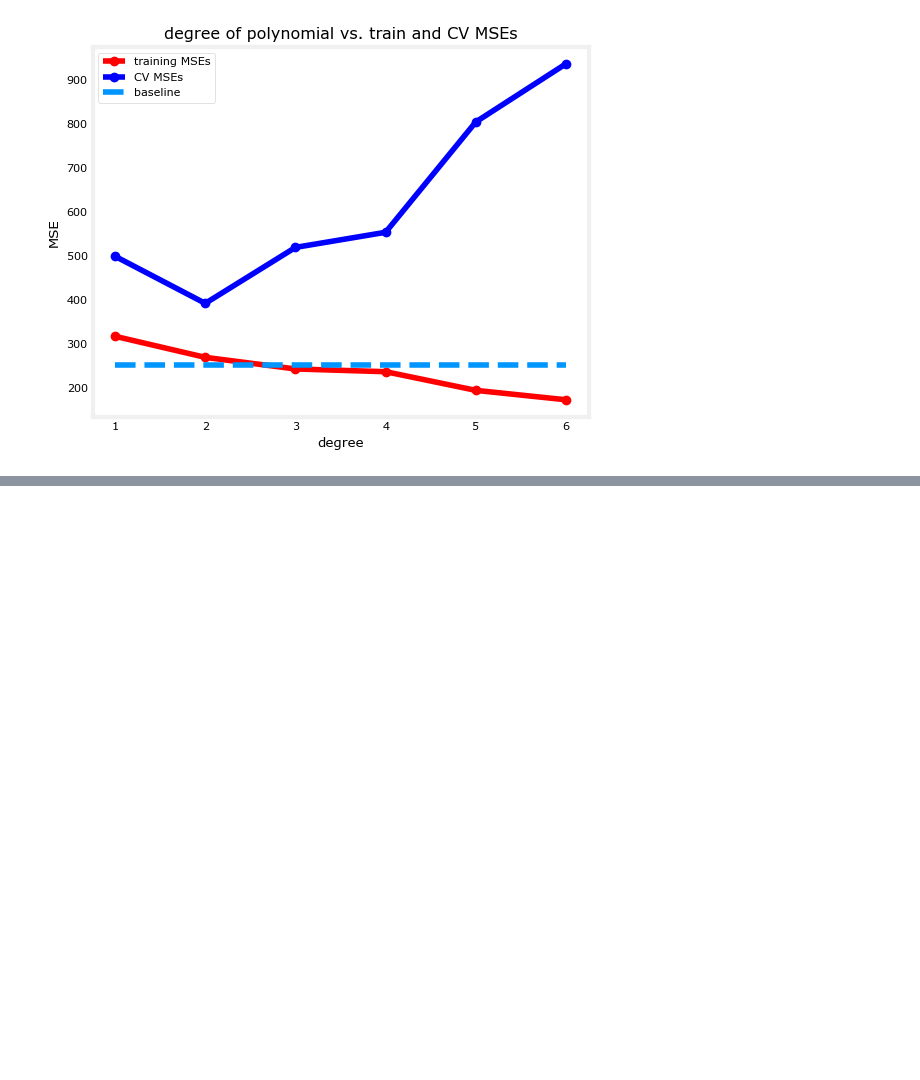
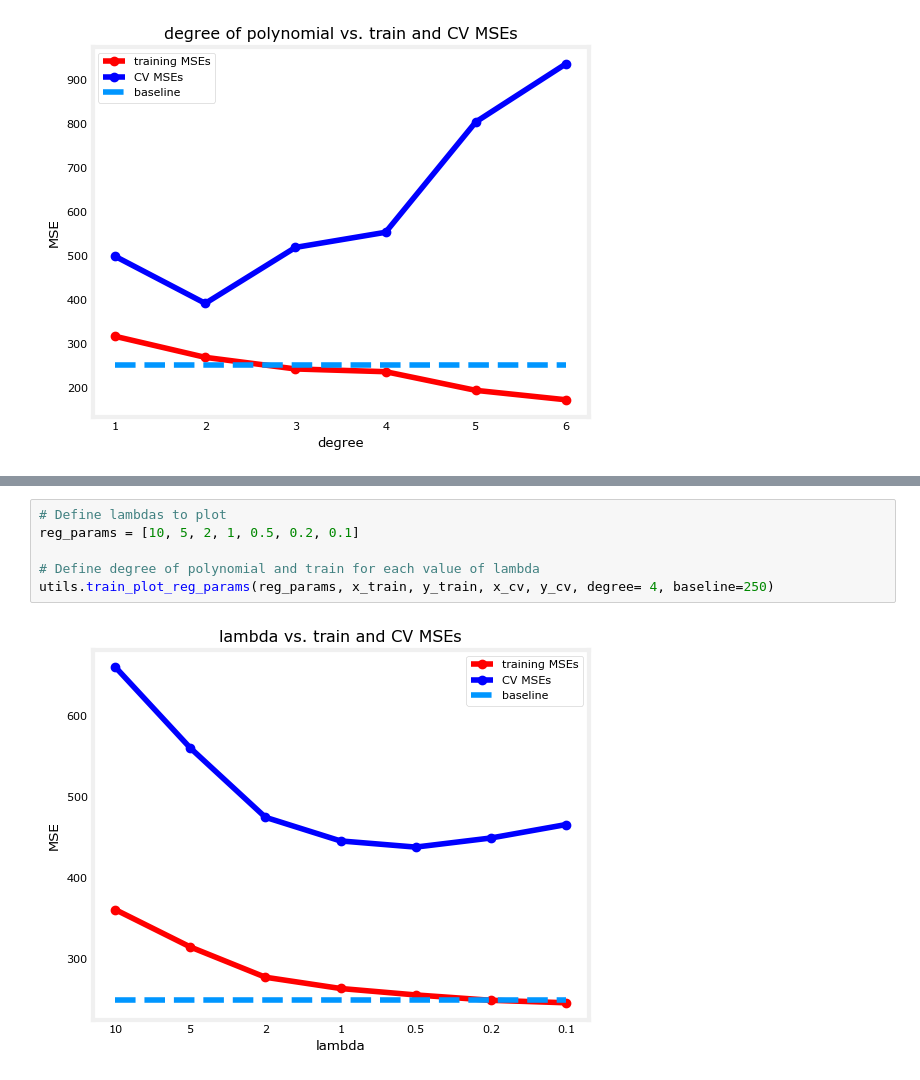
Before and after one commit to abuhmhai/Advanced-Algorithms, a Jupyter notebook: W3_Lab_02_Diagnosing_Bias_and_Variance.ipynb, the cells around one changed output, grey strips where cells are left out. Saved outputs shown, nothing was run; the diff lists cells and outputs as text; blank space fills up the shorter version.

```diff
--- a/W3_Lab_02_Diagnosing_Bias_and_Variance.ipynb
+++ b/W3_Lab_02_Diagnosing_Bias_and_Variance.ipynb
@@ -113,0 +118,8 @@ utils.train_plot_poly(model, x_train, y_train, x_cv, y_cv, max_degree=6, baselin
+# %%
+# Define lambdas to plot
+reg_params = [10, 5, 2, 1, 0.5, 0.2, 0.1]
+
+# Define degree of polynomial and train for each value of lambda
+utils.train_plot_reg_params(reg_params, x_train, y_train, x_cv, y_cv, degree= 4, baseline=250)
+# %% [output]
+[figure, added]
```
Also changed, not shown: parts of 1 cell of this notebook, 1 other file.
